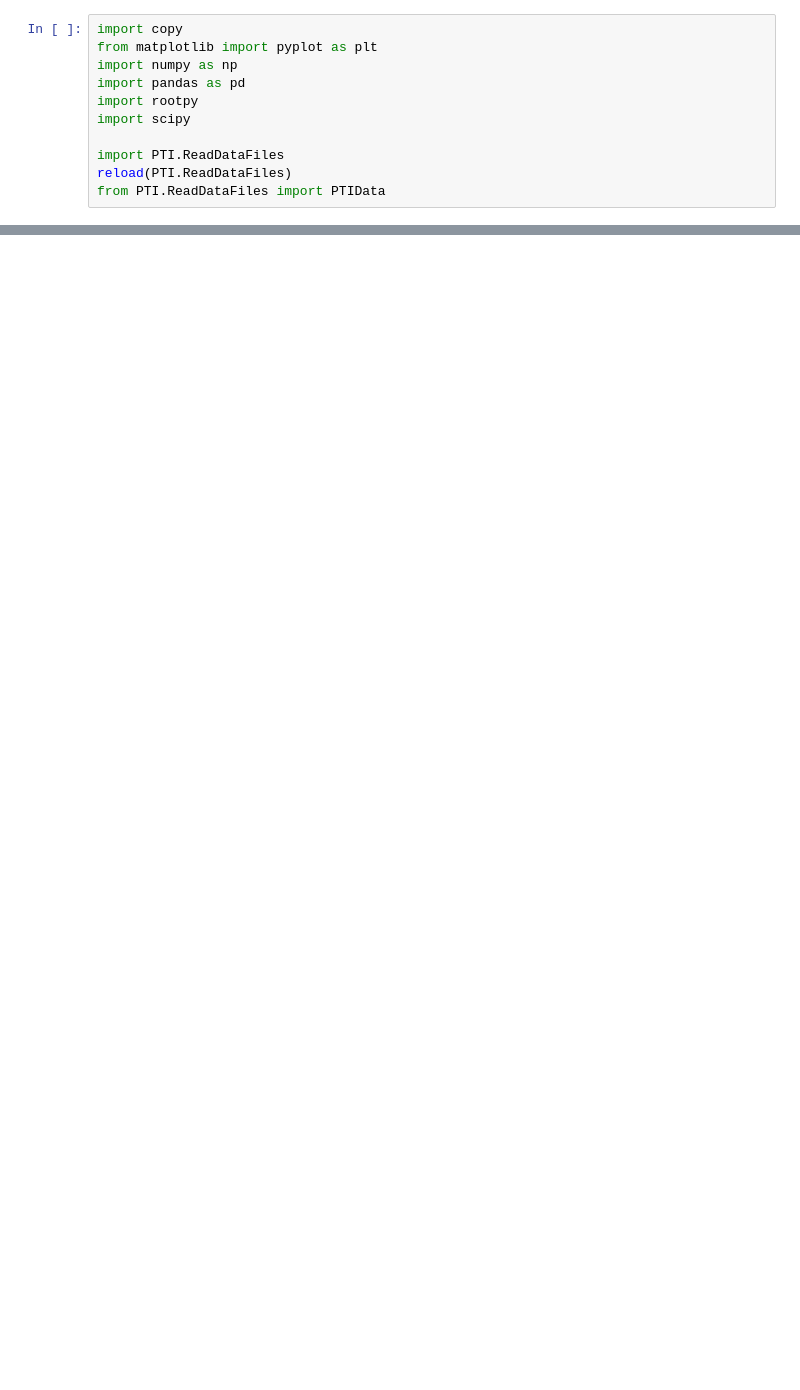
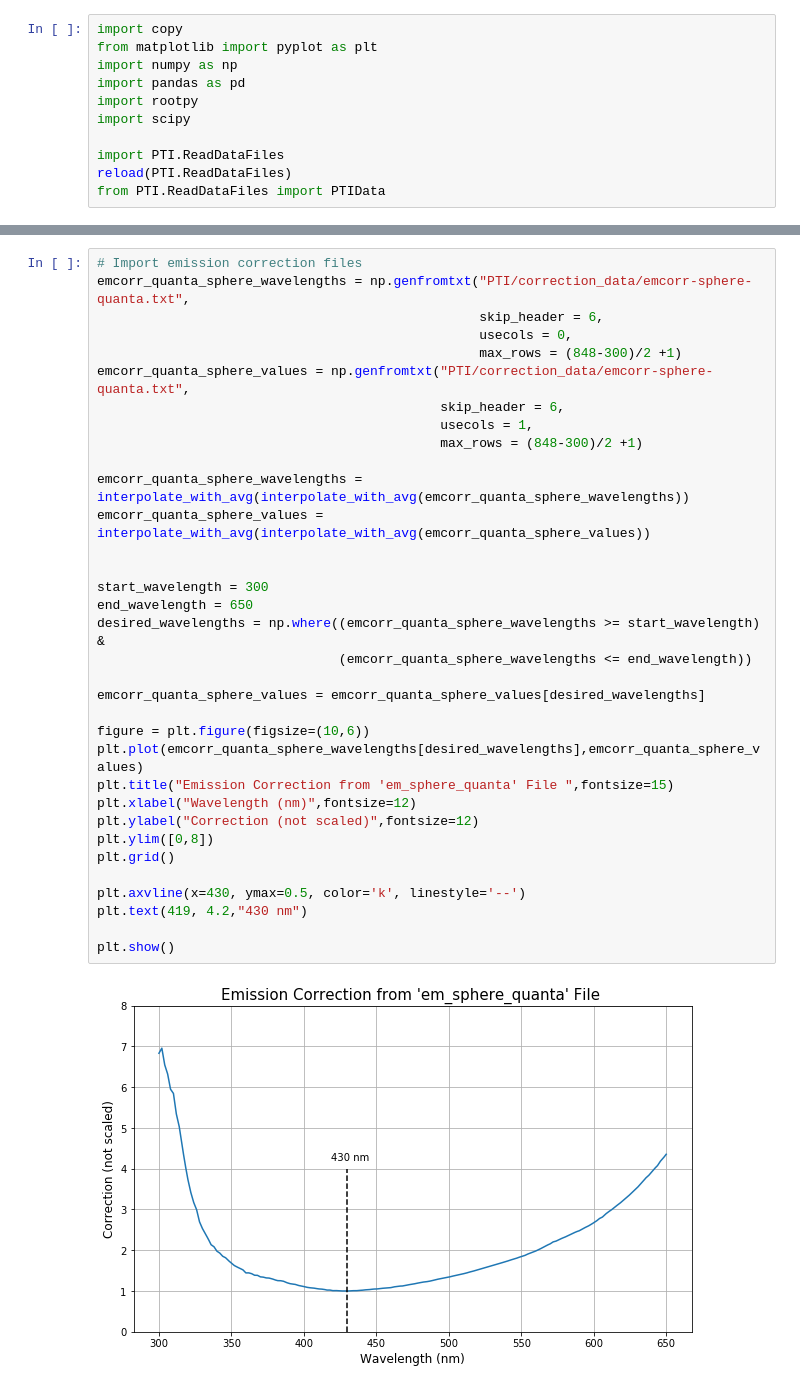
Before and after one commit to nmcneal-bnl/WbLS, a Jupyter notebook: Integrating Sphere Method.ipynb, the cells around one changed output, grey strips where cells are left out. Drawn from its saved outputs; the diff is of its cells as text; blank space fills up the shorter version.

```diff
--- a/Integrating Sphere Method.ipynb
+++ b/Integrating Sphere Method.ipynb
@@ -11,0 +63,36 @@ from PTI.ReadDataFiles import PTIData
+# %%
+# Import emission correction files
+emcorr_quanta_sphere_wavelengths = np.genfromtxt("PTI/correction_data/emcorr-sphere-quanta.txt",
+                                                 skip_header = 6,
+                                                 usecols = 0,
+                                                 max_rows = (848-300)/2 +1)
+emcorr_quanta_sphere_values = np.genfromtxt("PTI/correction_data/emcorr-sphere-quanta.txt",
+                                            skip_header = 6,
+                                            usecols = 1,
+                                            max_rows = (848-300)/2 +1)
+
+emcorr_quanta_sphere_wavelengths = interpolate_with_avg(interpolate_with_avg(emcorr_quanta_sphere_wavelengths))
+emcorr_quanta_sphere_values = interpolate_with_avg(interpolate_with_avg(emcorr_quanta_sphere_values))
+
+
+start_wavelength = 300
+end_wavelength = 650
+desired_wavelengths = np.where((emcorr_quanta_sphere_wavelengths >= start_wavelength) &
+                               (emcorr_quanta_sphere_wavelengths <= end_wavelength))
+
+emcorr_quanta_sphere_values = emcorr_quanta_sphere_values[desired_wavelengths]
+
+figure = plt.figure(figsize=(10,6))
+plt.plot(emcorr_quanta_sphere_wavelengths[desired_wavelengths],emcorr_quanta_sphere_values)
+plt.title("Emission Correction from 'em_sphere_quanta' File ",fontsize=15)
+plt.xlabel("Wavelength (nm)",fontsize=12)
+plt.ylabel("Correction (not scaled)",fontsize=12)
+plt.ylim([0,8])
+plt.grid()
+
+plt.axvline(x=430, ymax=0.5, color='k', linestyle='--')
+plt.text(419, 4.2,"430 nm")
+
+plt.show()
+# %% [output]
+[figure, added]
```
Also changed, not shown: parts of 19 cells of this notebook, 2 other files.
